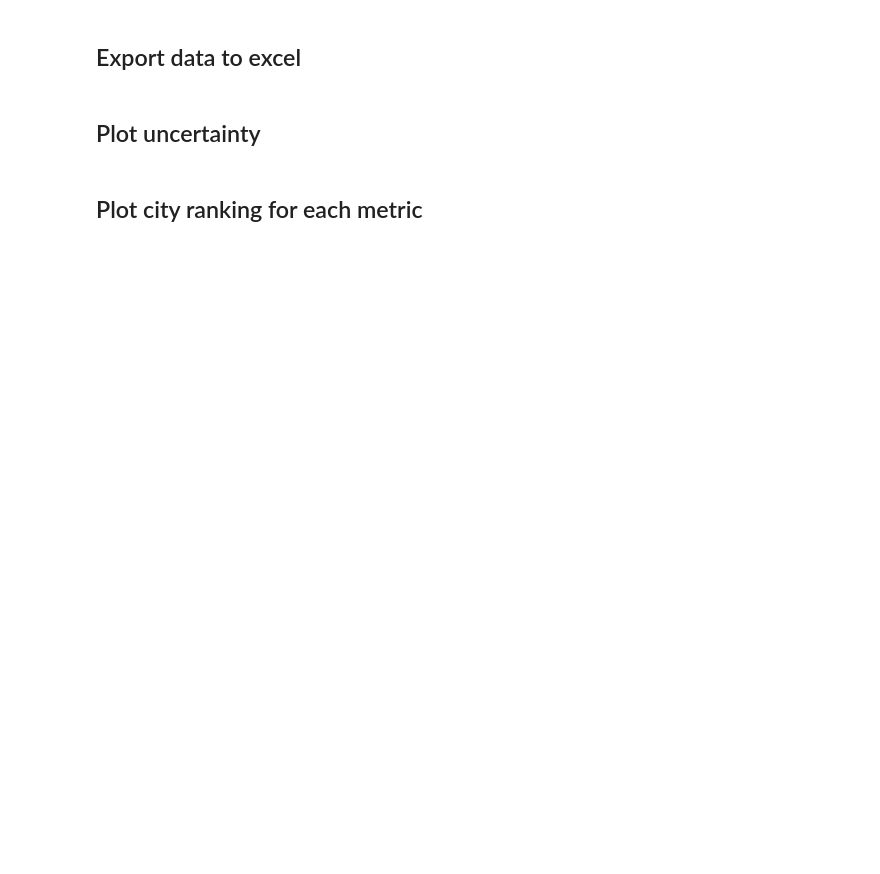
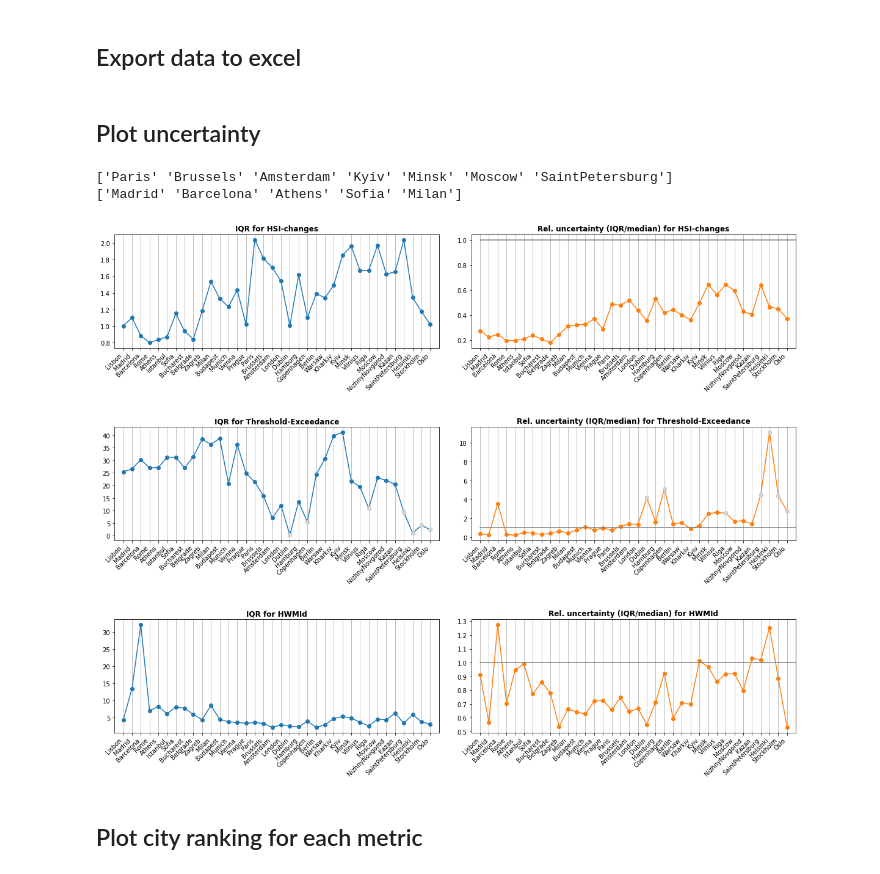
Before and after one commit to schwings-clemens/ambient-heat-european-cities, a Jupyter notebook: Scripts3_Plot/Plot_Fig4_maps_EURO-CORDEX.ipynb, the cells around one changed output. Cells and saved outputs as stored; diff of their text form; code cells hidden in the pictures; blank space fills up the shorter version.

```diff
--- a/Scripts3_Plot/Plot_Fig4_maps_EURO-CORDEX.ipynb
+++ b/Scripts3_Plot/Plot_Fig4_maps_EURO-CORDEX.ipynb
@@ -400,35 +401,39 @@ for i0, method in enumerate(methods):
     data_IQR = data_sel.quantile(0.75, dim='model') - data_sel.quantile(0.25, dim='model')
     data_med = data_sel.quantile(0.50, dim='model')
 
     data_coll[method + '_unc'] = data_IQR
     data_coll[method + '_unc_rel'] = data_IQR/data_med
 
     #Plot
     ax1.plot(data_IQR, '-o')
     ax2.plot(data_IQR/data_med, '-o', color='tab:orange')
     ax2.plot([0, 36], [1, 1], color='gray')
 
     if method=='Threshold-Exceedance':
         data_mask = data_med<5
         ax1.plot(data_IQR.where(data_mask), 'o', color='lightgray')
         ax2.plot(data_IQR/data_med.where(data_mask), 'o', color='lightgray')
 
     ax1.set_xticks(range(0, len(data_sel.city)))
     ax2.set_xticks(range(0, len(data_sel.city)))
     ax1.set_xticklabels(data_sel.city.values, rotation=45, ha='right')
     ax2.set_xticklabels(data_sel.city.values, rotation=45, ha='right')
     ax1.grid(axis = 'x')
     ax2.grid(axis = 'x')
     ax1.set_xlim([-1, len(data_sel.city)])
     ax2.set_xlim([-1, len(data_sel.city)])
 
     #Print values
     if method=='HSI-changes':
         print(data_IQR.where(data_IQR>1.7, drop=True).city.values)
     elif method=='HWMId':
         print(data_IQR.where(data_IQR>8, drop=True).city.values)
-    else:
-        sdaf
+#     else:
+#         sdaf
+# %% [output]
+['Paris' 'Brussels' 'Amsterdam' 'Kyiv' 'Minsk' 'Moscow' 'SaintPetersburg']
+['Madrid' 'Barcelona' 'Athens' 'Sofia' 'Milan']
+[figure, added]
 # %% [markdown]
 ## Plot city ranking for each metric
 # %%
```
Also changed, not shown: parts of 3 cells of this notebook.
